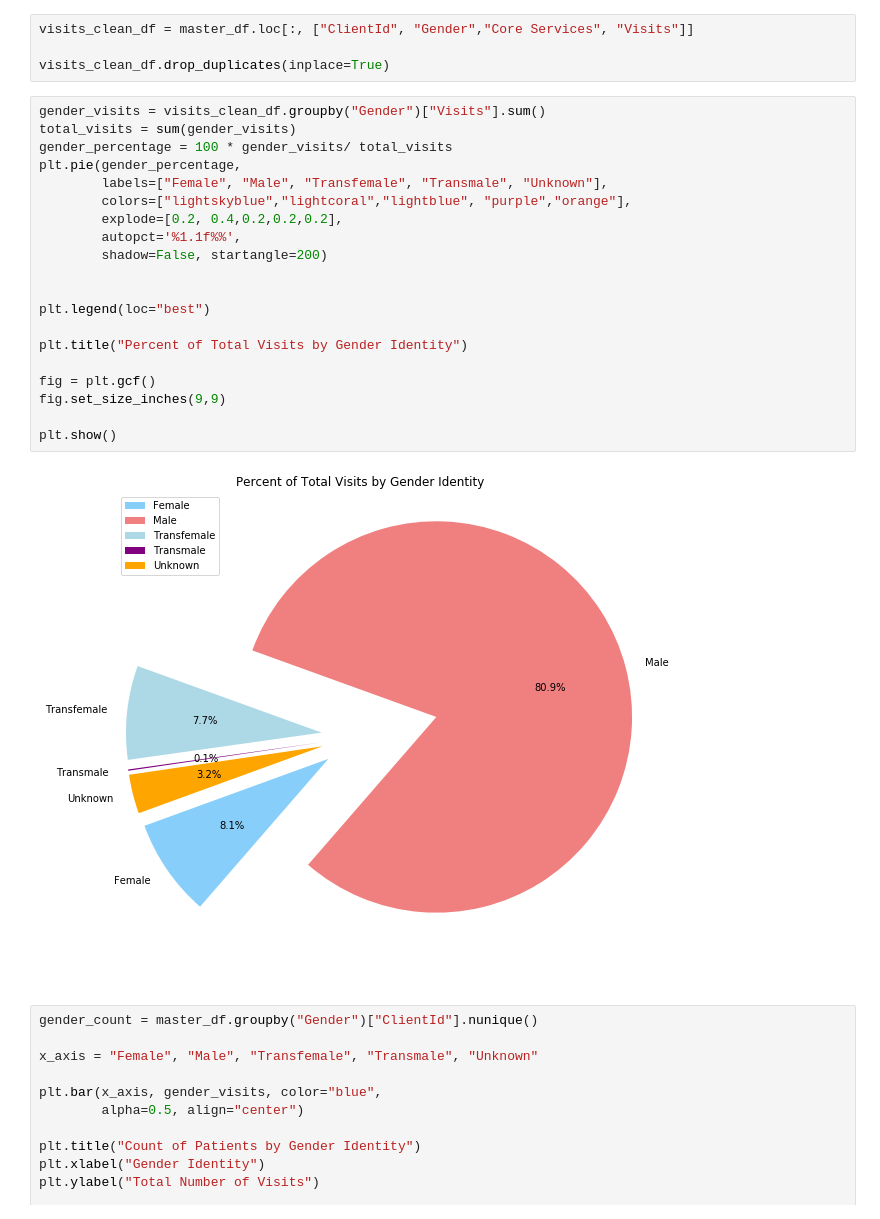
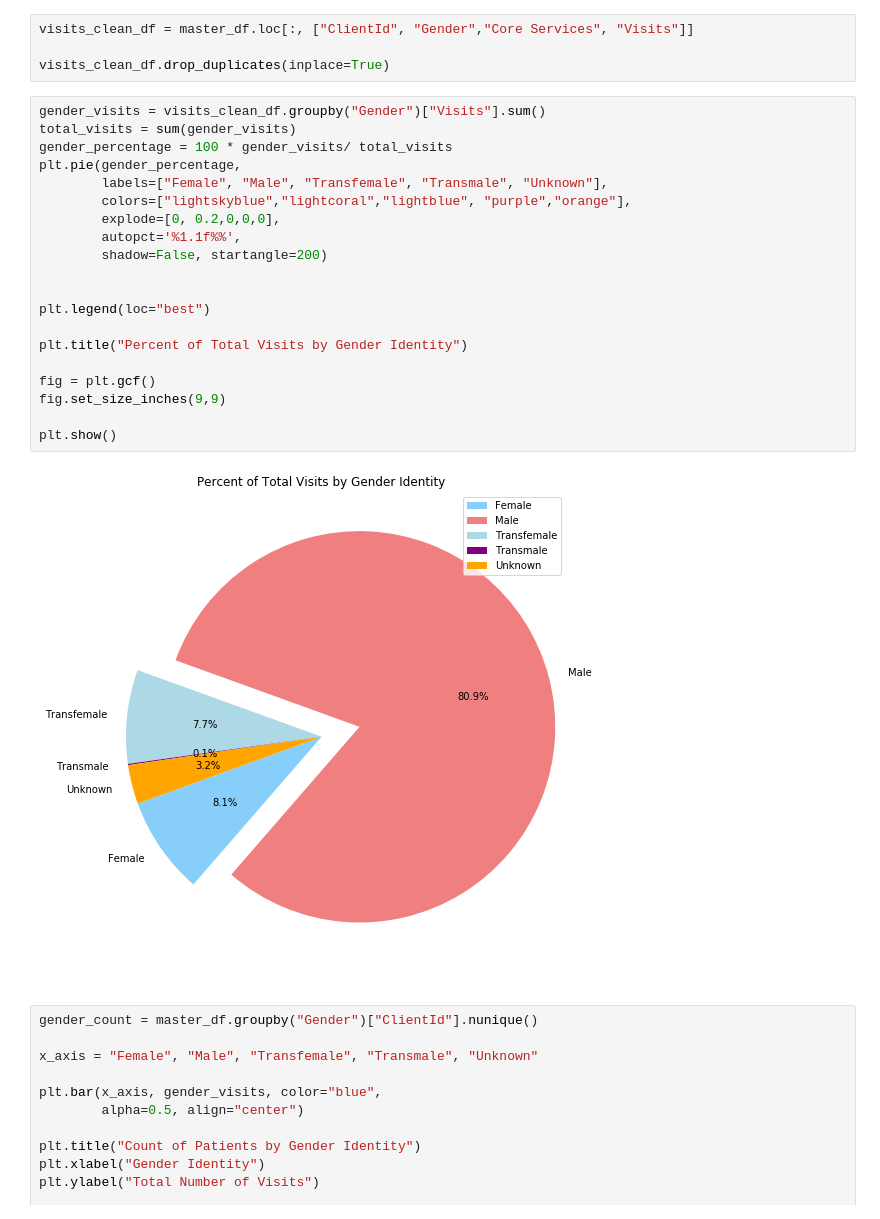
Before and after one commit to rihamramadan/Project-1, a Jupyter notebook: Merged Files.ipynb, the cells around one changed output. Drawn from its saved outputs; the diff is of its cells as text.

```diff
--- a/Merged Files.ipynb
+++ b/Merged Files.ipynb
@@ -316,25 +319,25 @@ visits_clean_df.drop_duplicates(inplace=True)
 # %%
 gender_visits = visits_clean_df.groupby("Gender")["Visits"].sum()
 total_visits = sum(gender_visits)
 gender_percentage = 100 * gender_visits/ total_visits
 plt.pie(gender_percentage,
         labels=["Female", "Male", "Transfemale", "Transmale", "Unknown"],
         colors=["lightskyblue","lightcoral","lightblue", "purple","orange"],
-        explode=[0.2, 0.4,0.2,0.2,0.2],
+        explode=[0, 0.2,0,0,0],
         autopct='%1.1f%%',
         shadow=False, startangle=200)
 
 
 plt.legend(loc="best")
 
 plt.title("Percent of Total Visits by Gender Identity")
 
 fig = plt.gcf()
 fig.set_size_inches(9,9)
 
 plt.show()
 # %% [output]
-[figure, old version]
+[figure, new version]
 # %%
 gender_count = master_df.groupby("Gender")["ClientId"].nunique()
 
```
Also changed, not shown: parts of 7 cells of this notebook.
